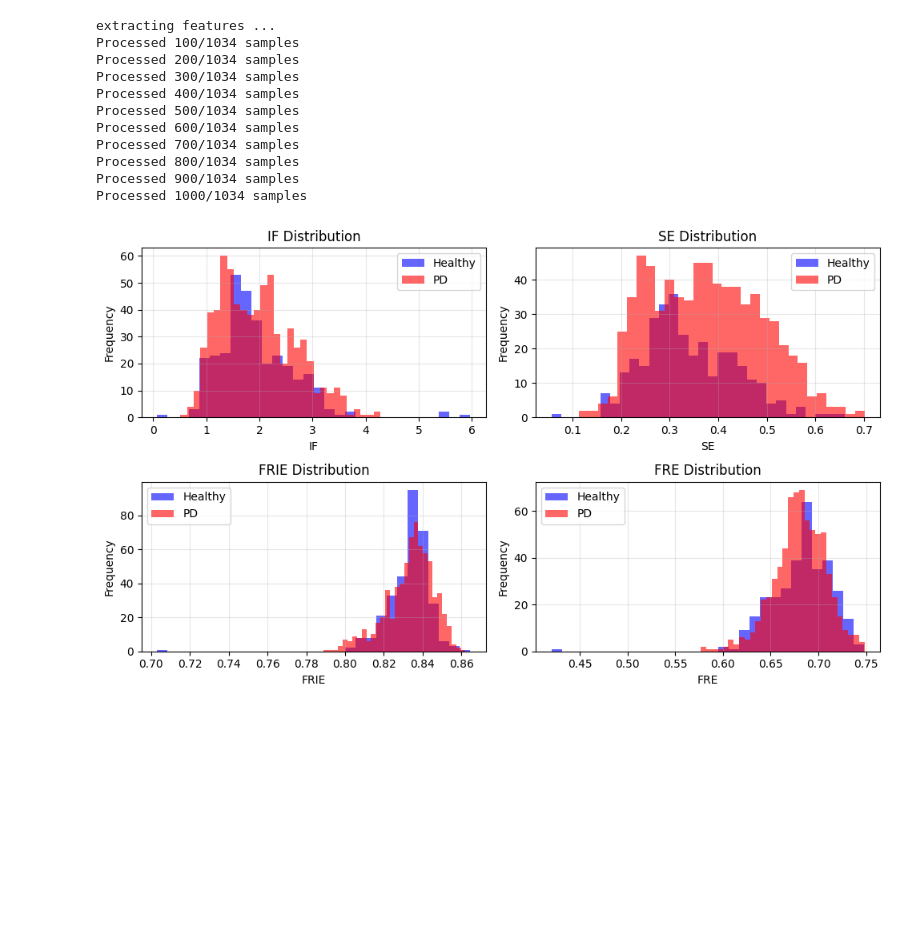
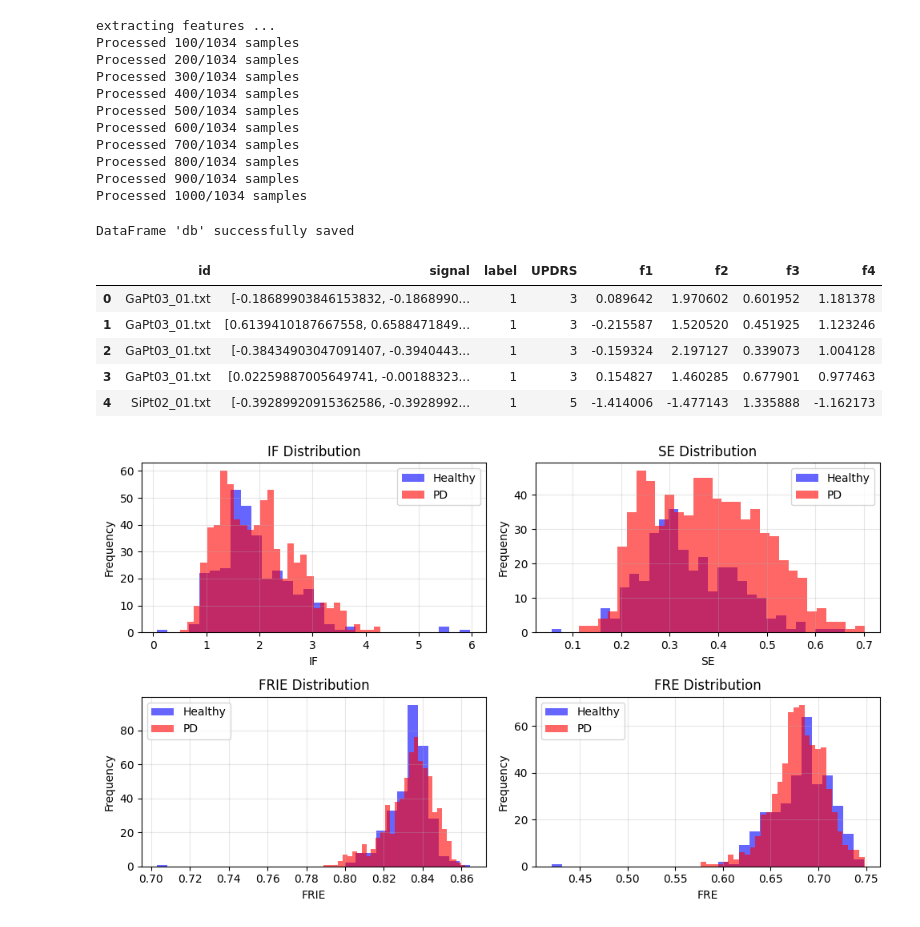
Before and after one commit to Ankita5051/GAN-Augmented-Gait-Analysis-for-Parkinson-s-Detection-Grading, a Jupyter notebook: PD_detection.ipynb, the cells around one changed output. Saved outputs shown, nothing was run; the diff lists cells and outputs as text; code cells hidden in the pictures; blank space fills up the shorter version.

```diff
--- a/PD_detection.ipynb
+++ b/PD_detection.ipynb
@@ -582,6 +582,31 @@ Processed 700/1034 samples
 Processed 800/1034 samples
 Processed 900/1034 samples
 Processed 1000/1034 samples
+# %%
+scaler = StandardScaler()
+# Create DataFrame for features
+df = pd.DataFrame(X, columns=['f1', 'f2', 'f3', 'f4'])
+db = pd.concat([dataset, df], axis=1)
+df["label"]=dataset['UPDRS']
+#df = df[df['label'] != 0]
+
+num_cols = ['f1', 'f2', 'f3','f4']
+
+db[num_cols] = scaler.fit_transform(db[num_cols])
+# Save the 'db' DataFrame to a pkl file
+db.to_pickle('preprocessed_data.pkl')
+
+print(f"DataFrame 'db' successfully saved")
+
+db.head()
+# %% [output]
+DataFrame 'db' successfully saved
+|  | id | signal | label | UPDRS | f1 | f2 | f3 | f4 |
+| 0 | GaPt03_01.txt | [-0.18689903846153832, -0.1868990... | 1 | 3 | 0.089642 | 1.970602 | 0.601952 | 1.181378 |
+| 1 | GaPt03_01.txt | [0.6139410187667558, 0.6588471849... | 1 | 3 | -0.215587 | 1.520520 | 0.451925 | 1.123246 |
+| 2 | GaPt03_01.txt | [-0.38434903047091407, -0.3940443... | 1 | 3 | -0.159324 | 2.197127 | 0.339073 | 1.004128 |
+| 3 | GaPt03_01.txt | [0.02259887005649741, -0.00188323... | 1 | 3 | 0.154827 | 1.460285 | 0.677901 | 0.977463 |
+| 4 | SiPt02_01.txt | [-0.39289920915362586, -0.3928992... | 1 | 5 | -1.414006 | -1.477143 | 1.335888 | -1.162173 |
 # %%
 def visualize_features(features, labels, feature_names=['IF', 'SE', 'FRIE', 'FRE']):
     #Visualize extracted features
```
Also changed, not shown: parts of 11 cells of this notebook.
